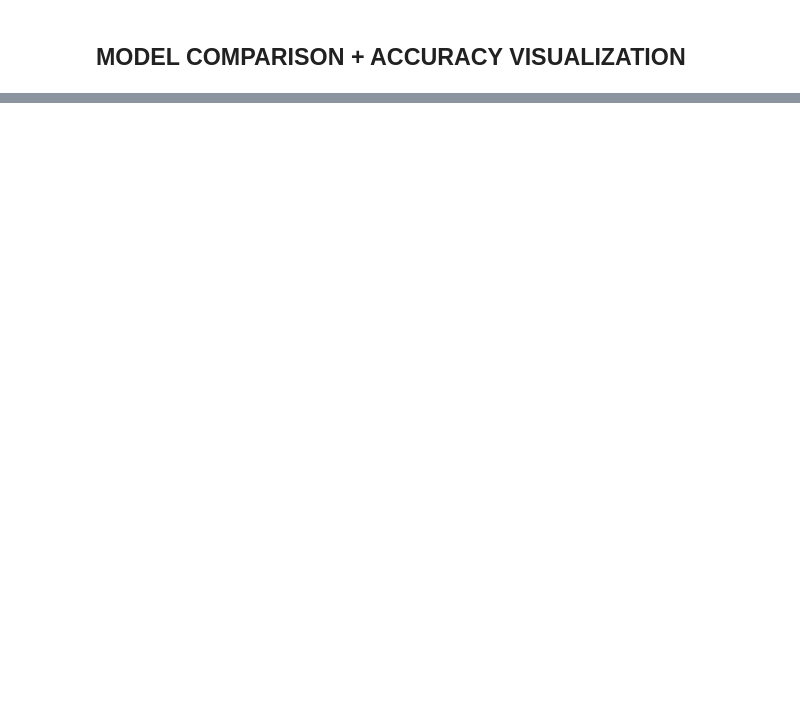
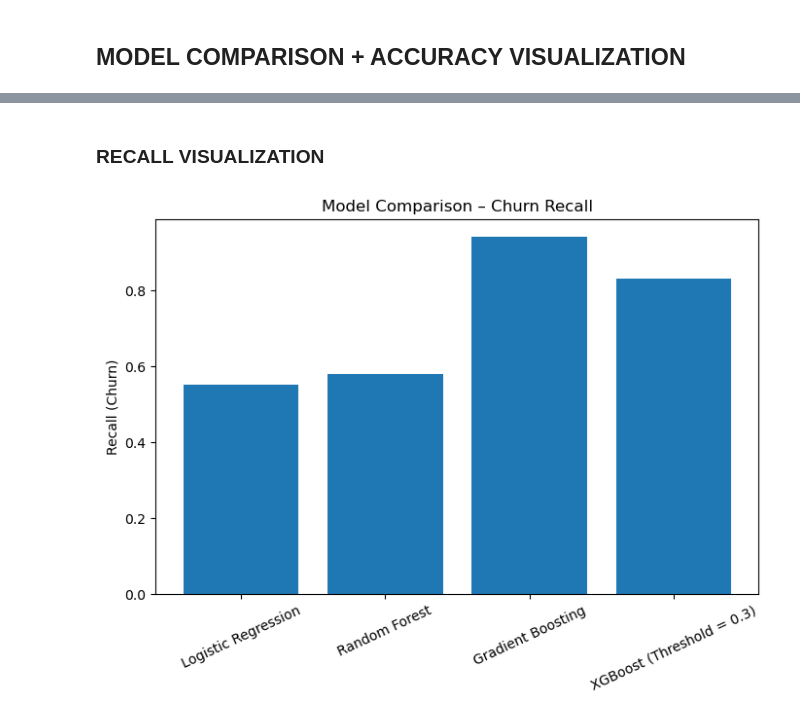
Before and after one commit to Alamin-refat/customer-churn-prediction, a Jupyter notebook: telco_churn.ipynb, the cells around one changed output, grey strips where cells are left out. Saved outputs shown, nothing was run; the diff lists cells and outputs as text; code cells hidden in the pictures; blank space fills up the shorter version.

```diff
--- a/telco_churn.ipynb
+++ b/telco_churn.ipynb
@@ -618,0 +660,11 @@ This ensures that most churn-prone customers are identified early for retention
+# %% [markdown]
+### RECALL VISUALIZATION
+# %%
+plt.figure(figsize=(8,5))
+plt.bar(df_compare["Model"], df_compare["Recall (Churn = 1)"])
+plt.xticks(rotation=25)
+plt.ylabel("Recall (Churn)")
+plt.title("Model Comparison – Churn Recall")
+plt.show()
+# %% [output]
+[figure, added]
```
Also changed, not shown: parts of 16 cells of this notebook.
